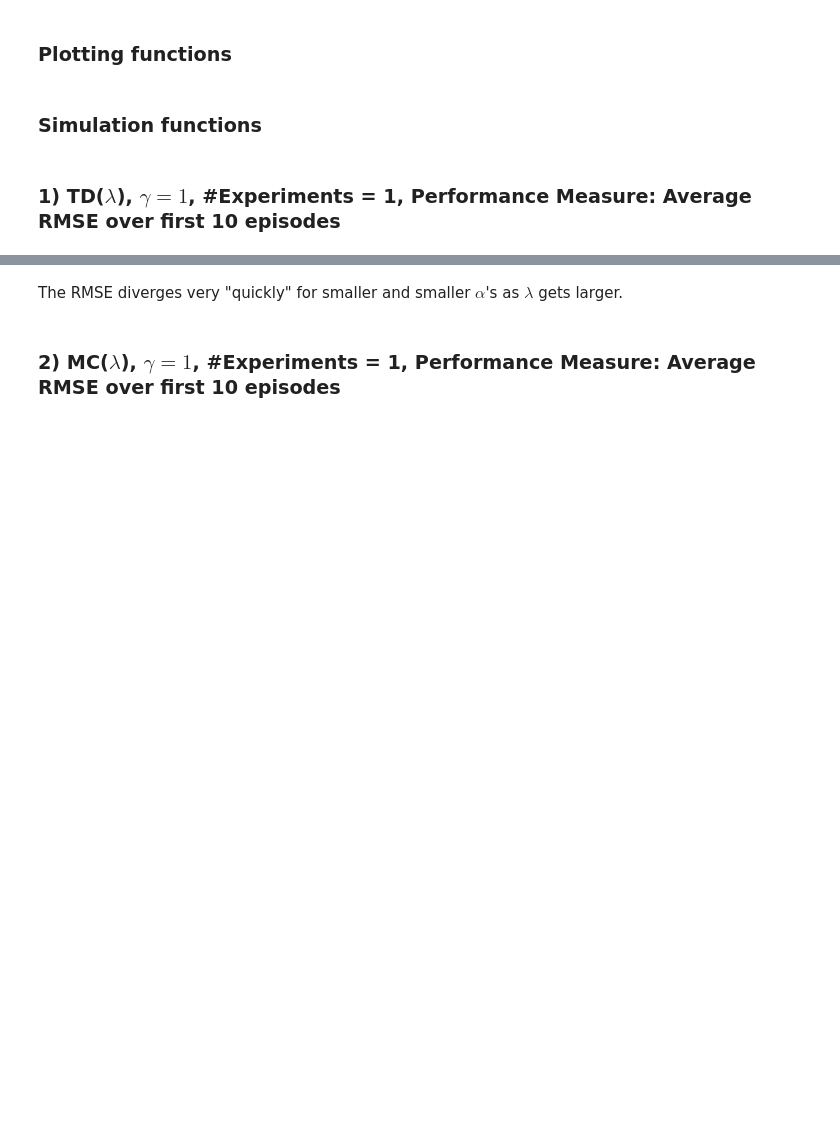
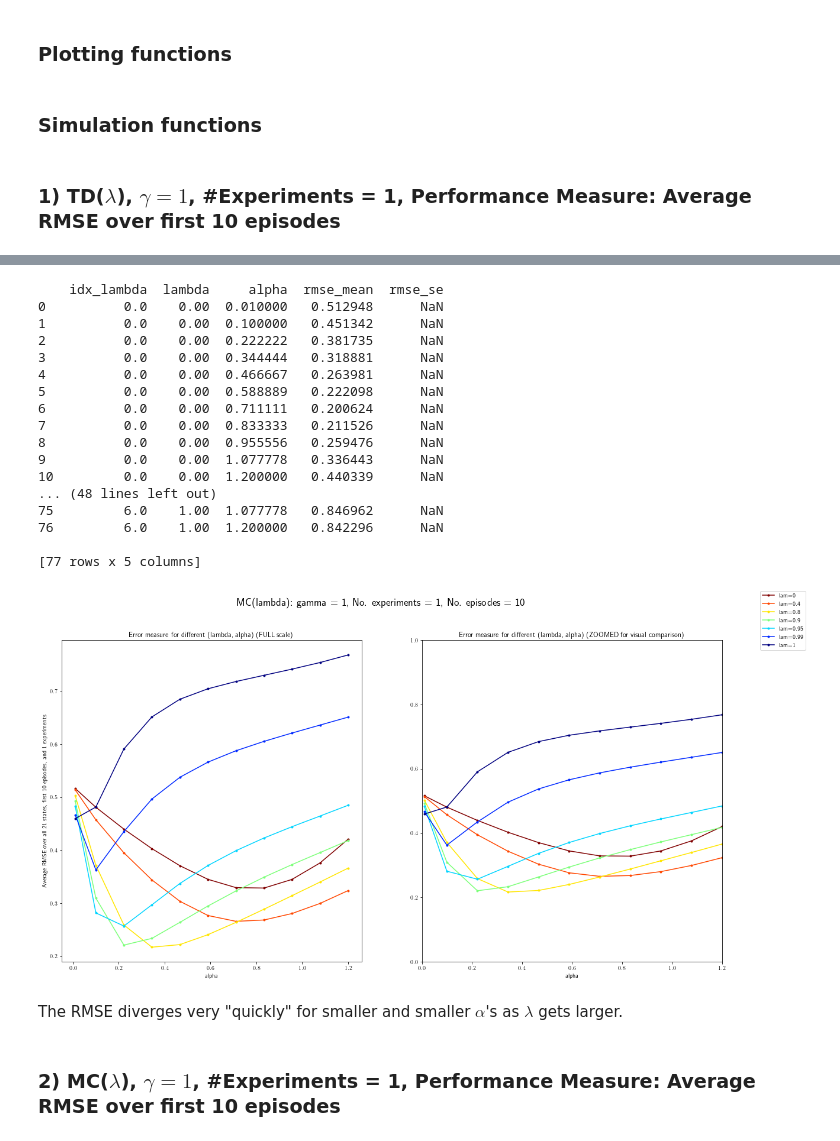
Before and after one commit to mastropi/RL, a Jupyter notebook: RL-001-MemoryManagement/SimulateTDLambda.ipynb, the cells around one changed output, grey strips where cells are left out. Cells and saved outputs as stored; diff of their text form; code cells hidden in the pictures; blank space fills up the shorter version.

```diff
--- a/RL-001-MemoryManagement/SimulateTDLambda.ipynb
+++ b/RL-001-MemoryManagement/SimulateTDLambda.ipynb
@@ -421,3 +422,35 @@ print(df_results_td)
+# %%
+# Simulation setup
+# EVERY-VISIT MC(lambda) (or rather lambda-return)
+seed = 1713
+nexperiments = 1
+nepisodes = 10
+
+df_results_mc, df_rmse_by_episode_mc, state_info_mc = simulate(env, pol_rw, lea_mc,
+                         seed=seed, nexperiments=nexperiments, nepisodes=nepisodes, start=None,
+                         alphas=alphas_adhoc_mc, lambdas=lambdas_adhoc_mc, gamma=gamma, adjust_alpha=False,
+                         max_alpha=np.max(alphas_adhoc_mc), max_rmse=1, error_bars=False,
+                         verbose=False, debug=False, show_warnings=False)
+print(df_results_mc)
+# %% [output]
+    idx_lambda  lambda     alpha  rmse_mean  rmse_se
+0          0.0    0.00  0.010000   0.512948      NaN
+1          0.0    0.00  0.100000   0.451342      NaN
+2          0.0    0.00  0.222222   0.381735      NaN
+3          0.0    0.00  0.344444   0.318881      NaN
+4          0.0    0.00  0.466667   0.263981      NaN
+5          0.0    0.00  0.588889   0.222098      NaN
+6          0.0    0.00  0.711111   0.200624      NaN
+7          0.0    0.00  0.833333   0.211526      NaN
+8          0.0    0.00  0.955556   0.259476      NaN
+9          0.0    0.00  1.077778   0.336443      NaN
+10         0.0    0.00  1.200000   0.440339      NaN
+... (48 lines left out)
+75         6.0    1.00  1.077778   0.846962      NaN
+76         6.0    1.00  1.200000   0.842296      NaN
+
+[77 rows x 5 columns]
+[figure, added]
 # %% [markdown]
 The RMSE diverges very "quickly" for smaller and smaller $\alpha$'s as $\lambda$ gets larger.
 # %% [markdown]
```
Also changed, not shown: parts of 12 cells of this notebook, 5 other files.
